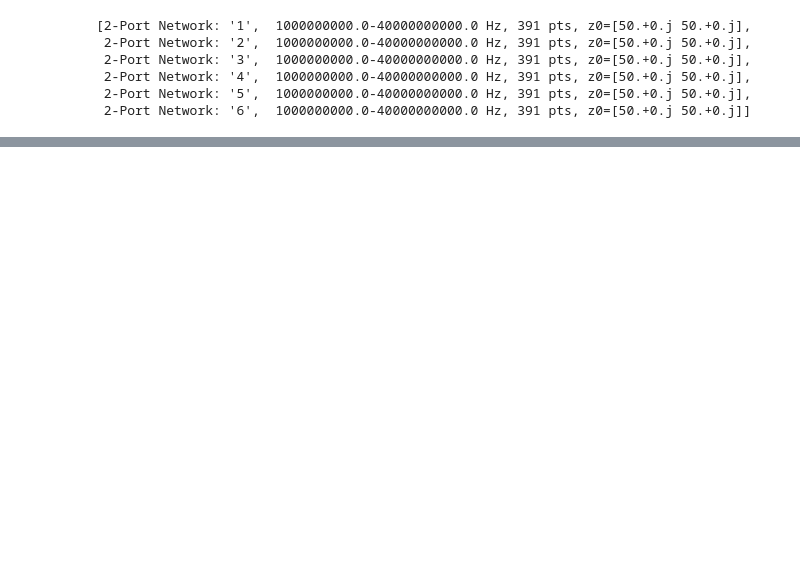
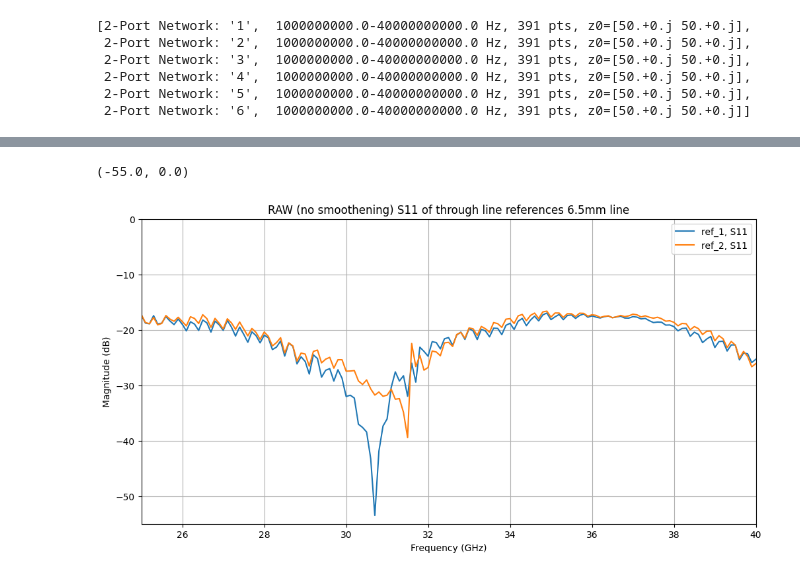
Before and after one commit to hrithik254/HFSS-layouts, a Jupyter notebook: Samples/FCB02/PRL_meas_Hrithik_13_may_FCB/code_sub3.ipynb, the cells around one changed output, grey strips where cells are left out. Saved outputs shown, nothing was run; the diff lists cells and outputs as text; code cells hidden in the pictures; blank space fills up the shorter version.

```diff
--- a/Samples/FCB02/PRL_meas_Hrithik_13_may_FCB/code_sub3.ipynb
+++ b/Samples/FCB02/PRL_meas_Hrithik_13_may_FCB/code_sub3.ipynb
@@ -117,0 +136,2 @@ for ntwk in sub3_smoothened:
+# %%
+DMD, DMD_smoothened = load_directory(r'4', window=11, poly=3)
@@ -117,0 +146,16 @@ for ntwk in sub3_smoothened:
+# %%
+lower_freq = 25e9
+upper_freq = 40e9
+plt.figure(figsize=(12,6))
+plt.title("RAW (no smoothening) S11 of through line references 6.5mm line")
+plt.grid()
+DMD[0].frequency.unit = 'GHz'
+DMD[0].plot_s_db(m=0,n=0)
+DMD[2].frequency.unit = 'GHz'
+DMD[2].plot_s_db(m=0,n=0)
+# plt.ylim(-2, 1)
+plt.xlim(lower_freq, upper_freq)
+plt.ylim(-55,0)
+# %% [output]
+(-55.0, 0.0)
+[figure, added]
```
Also changed, not shown: parts of 3 cells of this notebook, 4 other files.
